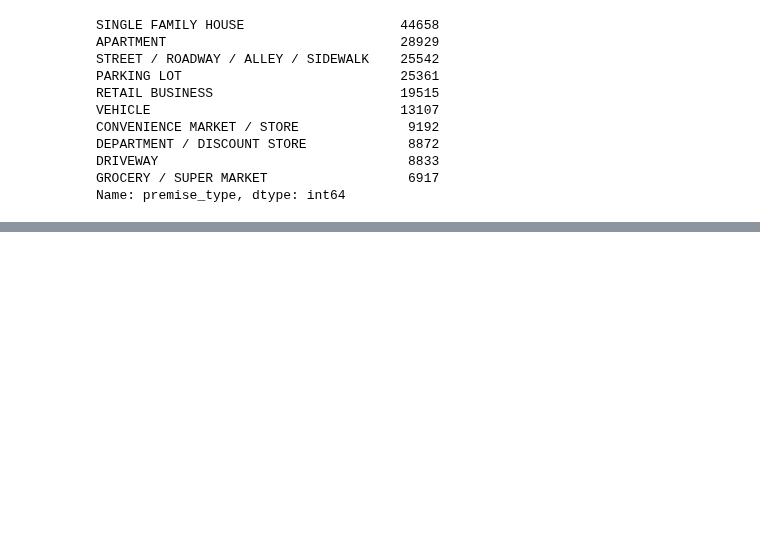
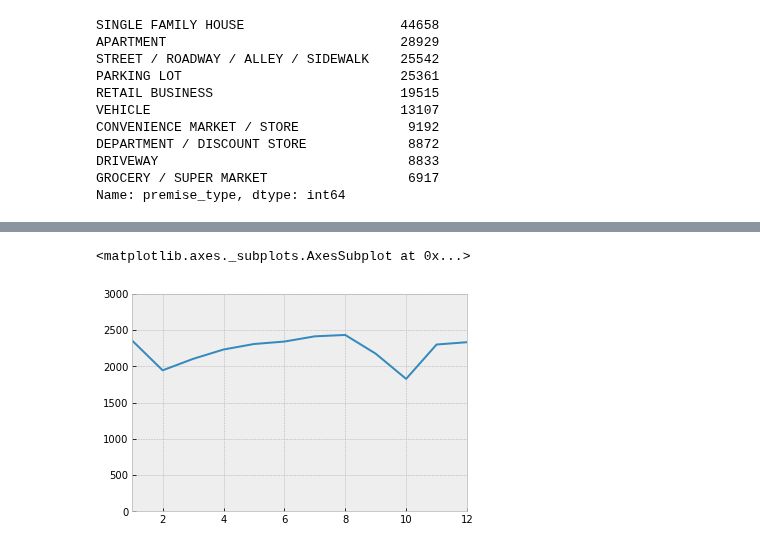
Before and after one commit to mrkjhsn/Thinkful-Exercises, a Jupyter notebook: capstone_2/capstone_2.ipynb, the cells around one changed output, grey strips where cells are left out. Cells and saved outputs as stored; diff of their text form; code cells hidden in the pictures; blank space fills up the shorter version.

```diff
--- a/capstone_2/capstone_2.ipynb
+++ b/capstone_2/capstone_2.ipynb
@@ -174,0 +173,7 @@ Name: premise_type, dtype: int64
+# %%
+# how do vehicle thefts change during the year?
+df.groupby(df.ucr_crime_category).get_group('MOTOR VEHICLE THEFT').loc[:,'occ_on_month'] \
+    .value_counts().sort_index().plot(ylim=(0, 3000))
+# %% [output]
+<matplotlib.axes._subplots.AxesSubplot at 0x...>
+[figure, added]
```
Also changed, not shown: parts of 17 cells of this notebook.
